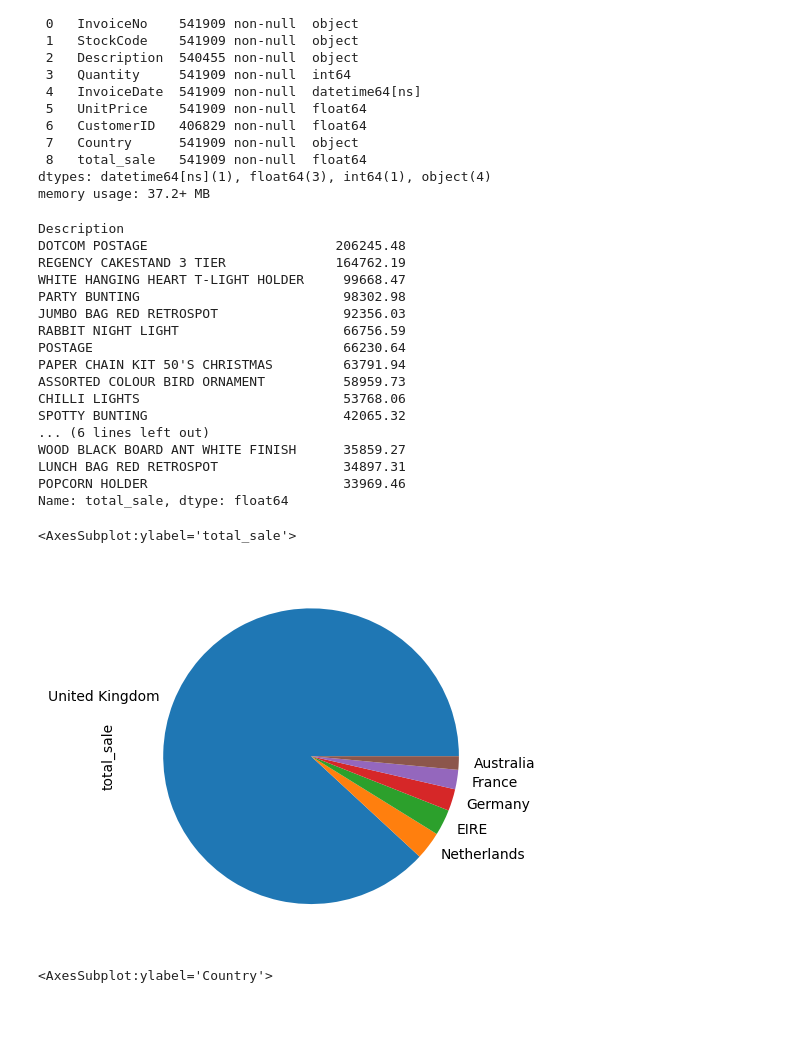
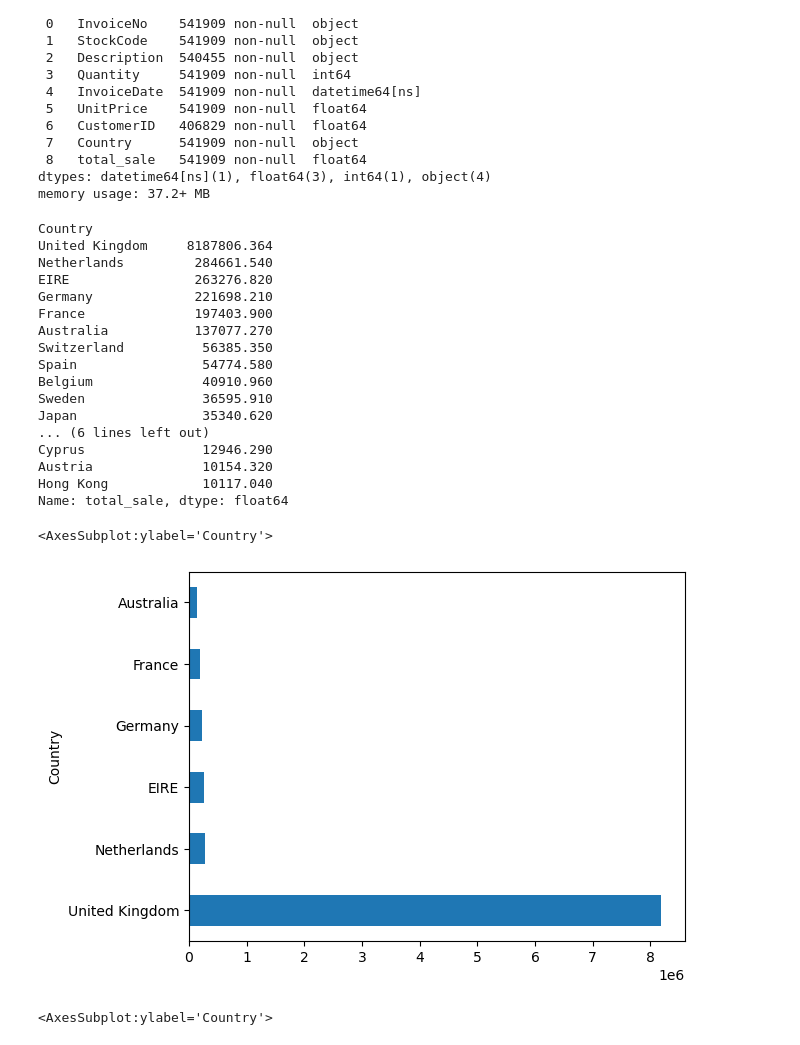
Before and after one commit to Cetezin/data_analytic, a Jupyter notebook: ClassWork.ipynb, the cells around one changed output. Drawn from its saved outputs; the diff is of its cells as text; code cells hidden in the pictures; blank space fills up the shorter version.

```diff
--- a/ClassWork.ipynb
+++ b/ClassWork.ipynb
@@ -729,31 +724,31 @@ Data columns (total 9 columns):
 dtypes: datetime64[ns](1), float64(3), int64(1), object(4)
 memory usage: 37.2+ MB
 # %%
-top_count = df.groupby("Description")["total_sale"].sum().sort_values(ascending=False)
+top_count = df.groupby("Country")["total_sale"].sum().sort_values(ascending=False)
 top_count.head(20)
 # %% [output]
-Description
-DOTCOM POSTAGE                        206245.48
-REGENCY CAKESTAND 3 TIER              164762.19
-WHITE HANGING HEART T-LIGHT HOLDER     99668.47
-PARTY BUNTING                          98302.98
-JUMBO BAG RED RETROSPOT                92356.03
-RABBIT NIGHT LIGHT                     66756.59
-POSTAGE                                66230.64
-PAPER CHAIN KIT 50'S CHRISTMAS         63791.94
-ASSORTED COLOUR BIRD ORNAMENT          58959.73
-CHILLI LIGHTS                          53768.06
-SPOTTY BUNTING                         42065.32
+Country
+United Kingdom     8187806.364
+Netherlands         284661.540
+EIRE                263276.820
+Germany             221698.210
+France              197403.900
+Australia           137077.270
+Switzerland          56385.350
+Spain                54774.580
+Belgium              40910.960
+Sweden               36595.910
+Japan                35340.620
 ... (6 lines left out)
-WOOD BLACK BOARD ANT WHITE FINISH      35859.27
-LUNCH BAG RED RETROSPOT                34897.31
-POPCORN HOLDER                         33969.46
+Cyprus               12946.290
+Austria              10154.320
+Hong Kong            10117.040
 Name: total_sale, dtype: float64
 # %%
-top_count.head(6).plot(kind="pie")
+top_count.head(6).plot(kind="barh")
 # %% [output]
-<AxesSubplot:ylabel='total_sale'>
+<AxesSubplot:ylabel='Country'>
-[figure, old version]
+[figure, new version]
 # %%
 top_count.head(5).plot(kind="barh")
 # %% [output]
```
Also changed, not shown: parts of 27 cells of this notebook.
